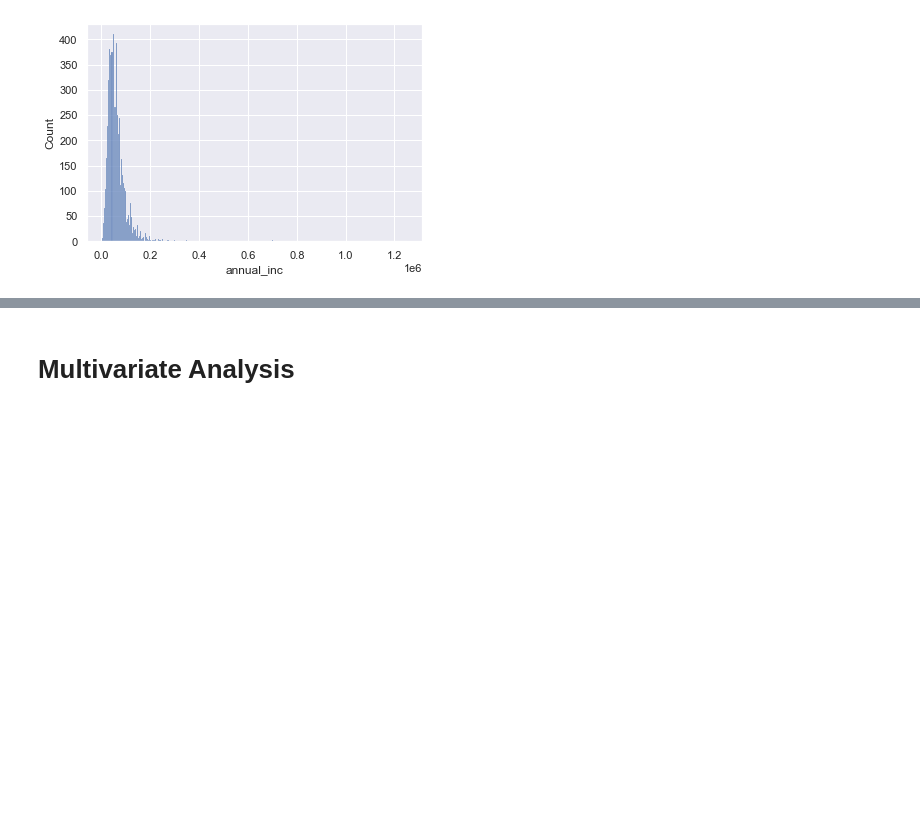
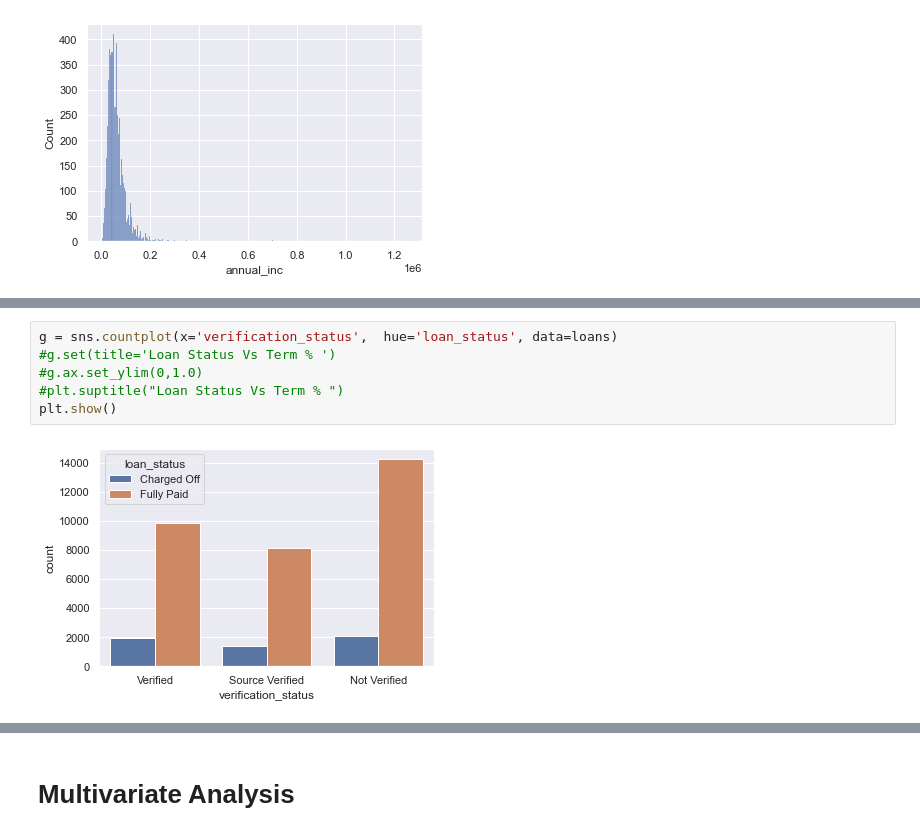
Before and after one commit to srinirama/LendingClubCaseStudy, a Jupyter notebook: RamanujamSrinivasan.ipynb, the cells around one changed output, grey strips where cells are left out. Cells and saved outputs as stored; diff of their text form; blank space fills up the shorter version.

```diff
--- a/RamanujamSrinivasan.ipynb
+++ b/RamanujamSrinivasan.ipynb
@@ -1571,0 +1602,8 @@ sns.histplot( data=tmp)
+# %%
+g = sns.countplot(x='verification_status',  hue='loan_status', data=loans)
+#g.set(title='Loan Status Vs Term % ')
+#g.ax.set_ylim(0,1.0)
+#plt.suptitle("Loan Status Vs Term % ")
+plt.show()
+# %% [output]
+[figure, added]
```
Also changed, not shown: parts of 11 cells of this notebook, 1 other file.
